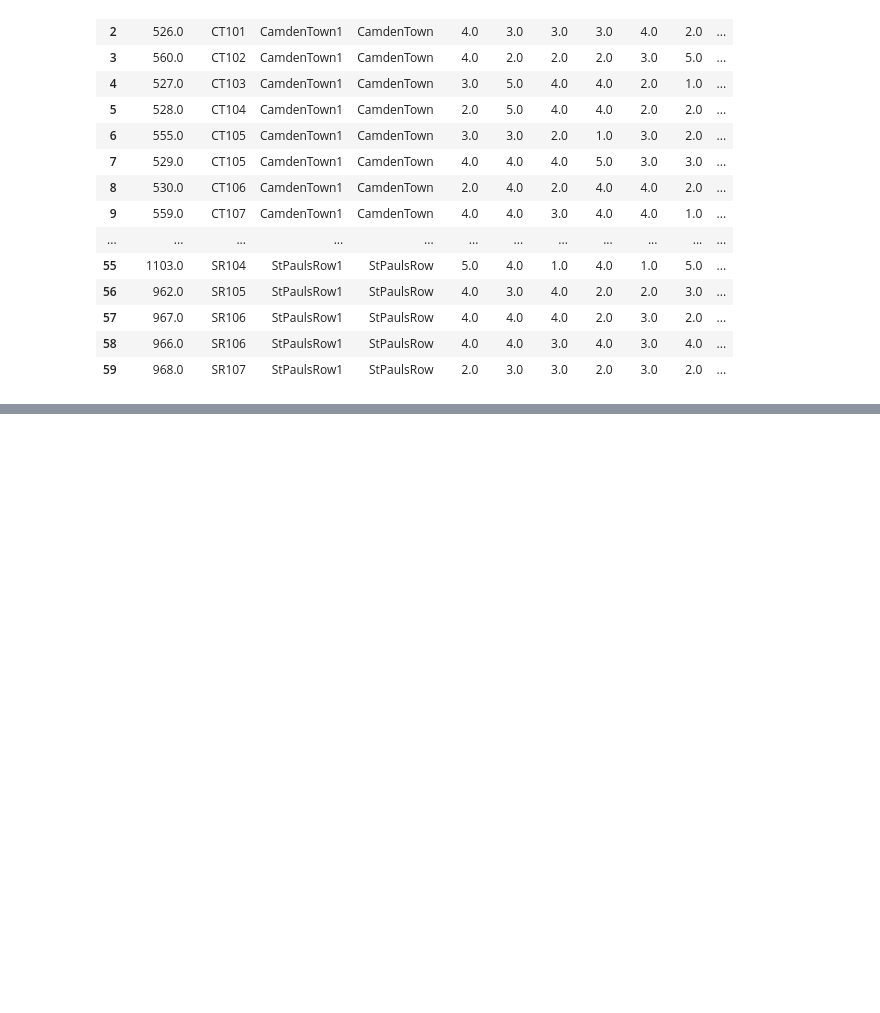
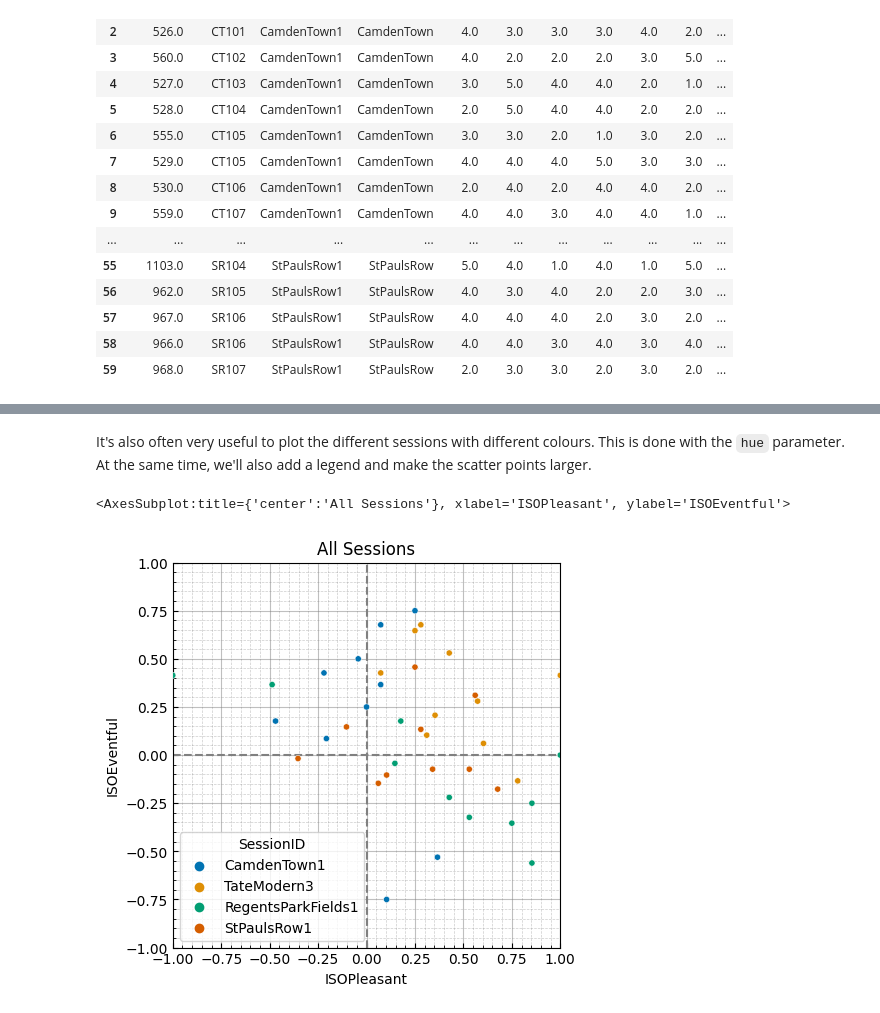
Before and after one commit to HussamAlBasha/IDS-Institute-for-Design-Strategies, a Jupyter notebook: Plotting/Plotting.ipynb, the cells around one changed output, grey strips where cells are left out. Cells and saved outputs as stored; diff of their text form; code cells hidden in the pictures; blank space fills up the shorter version.

```diff
--- a/Plotting/Plotting.ipynb
+++ b/Plotting/Plotting.ipynb
@@ -80,0 +139,7 @@ paqs
+# %% [markdown]
+It's also often very useful to plot the different sessions with different colours. This is done with the `hue` parameter. At the same time, we'll also add a legend and make the scatter points larger.
+# %%
+df.isd.filter_lockdown().sspy.scatter(hue='SessionID', legend=True, s=20, title='All Sessions')
+# %% [output]
+<AxesSubplot:title={'center':'All Sessions'}, xlabel='ISOPleasant', ylabel='ISOEventful'>
+[figure, added]
```
Also changed, not shown: parts of 18 cells of this notebook.
